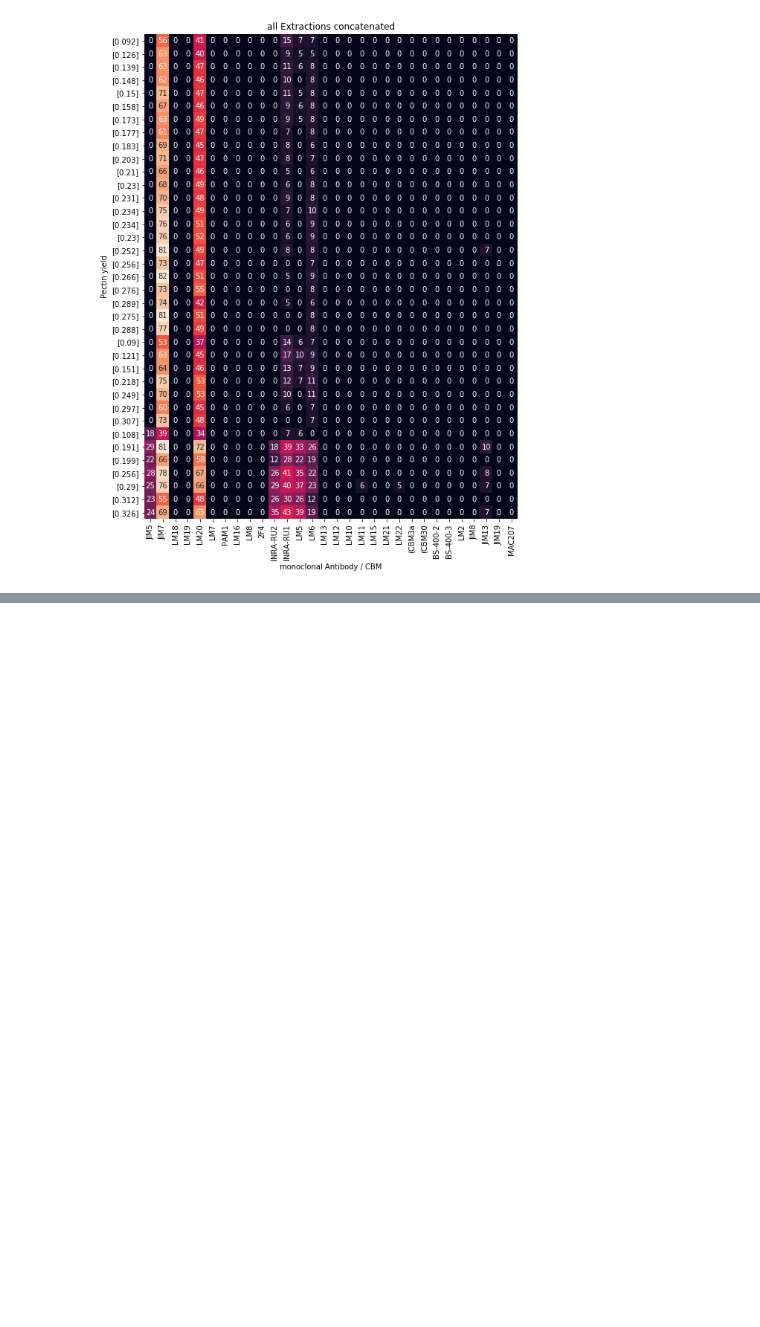
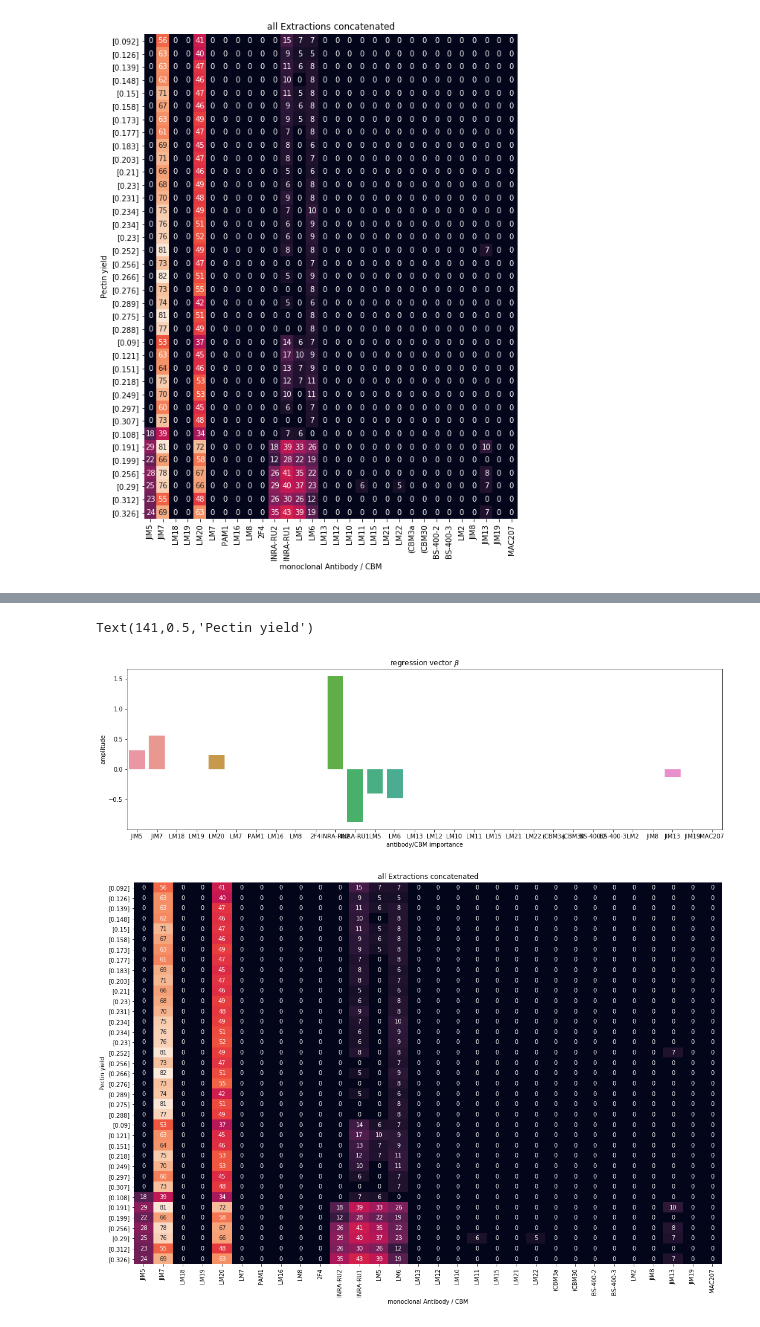
Before and after one commit to DTUComputeStatisticsAndDataAnalysis/MBPLS, a Jupyter notebook: examples/CarbohydrateMicroarrays/Carbohydrate_Microarray_PLS.ipynb, the cells around one changed output, grey strips where cells are left out. Cells and saved outputs as stored; diff of their text form; code cells hidden in the pictures; blank space fills up the shorter version.

```diff
--- a/examples/CarbohydrateMicroarrays/Carbohydrate_Microarray_PLS.ipynb
+++ b/examples/CarbohydrateMicroarrays/Carbohydrate_Microarray_PLS.ipynb
@@ -79,0 +95,19 @@ prediction2.plot.scatter(x='known yield', y='predicted yield',ax=ax[1])
+# %%
+import seaborn as sns
+mbpls = MBPLS(n_components=5, method='NIPALS')
+mbpls.fit_transform(extractions_all, yield_all)
+plt.figure(figsize=(18,5))
+sns.barplot(x=extraction1.columns, y=mbpls.beta_[:,0])
+plt.title('regression vector $\\beta$')
+plt.xlabel('antibody/CBM importance')
+plt.ylabel('amplitude')
+
+plt.figure(figsize=(18,12))
+sns.heatmap(extractions_all, annot=True, cbar=False)
+plt.title('all Extractions concatenated')
+plt.xlabel('monoclonal Antibody / CBM')
+plt.ylabel('Pectin yield')
+# %% [output]
+Text(141,0.5,'Pectin yield')
+[figure, added]
+[figure, added]
```
Also changed, not shown: parts of 13 cells of this notebook.
